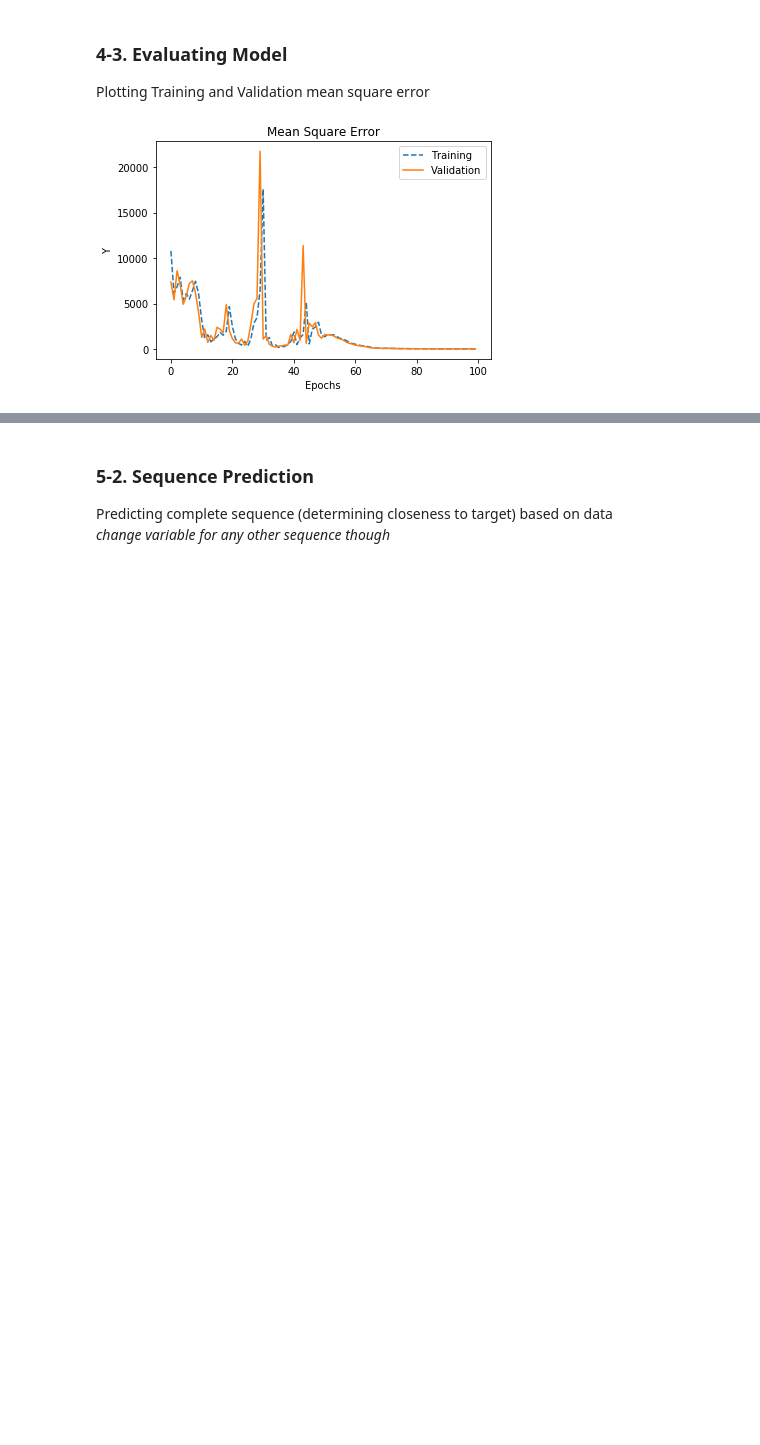
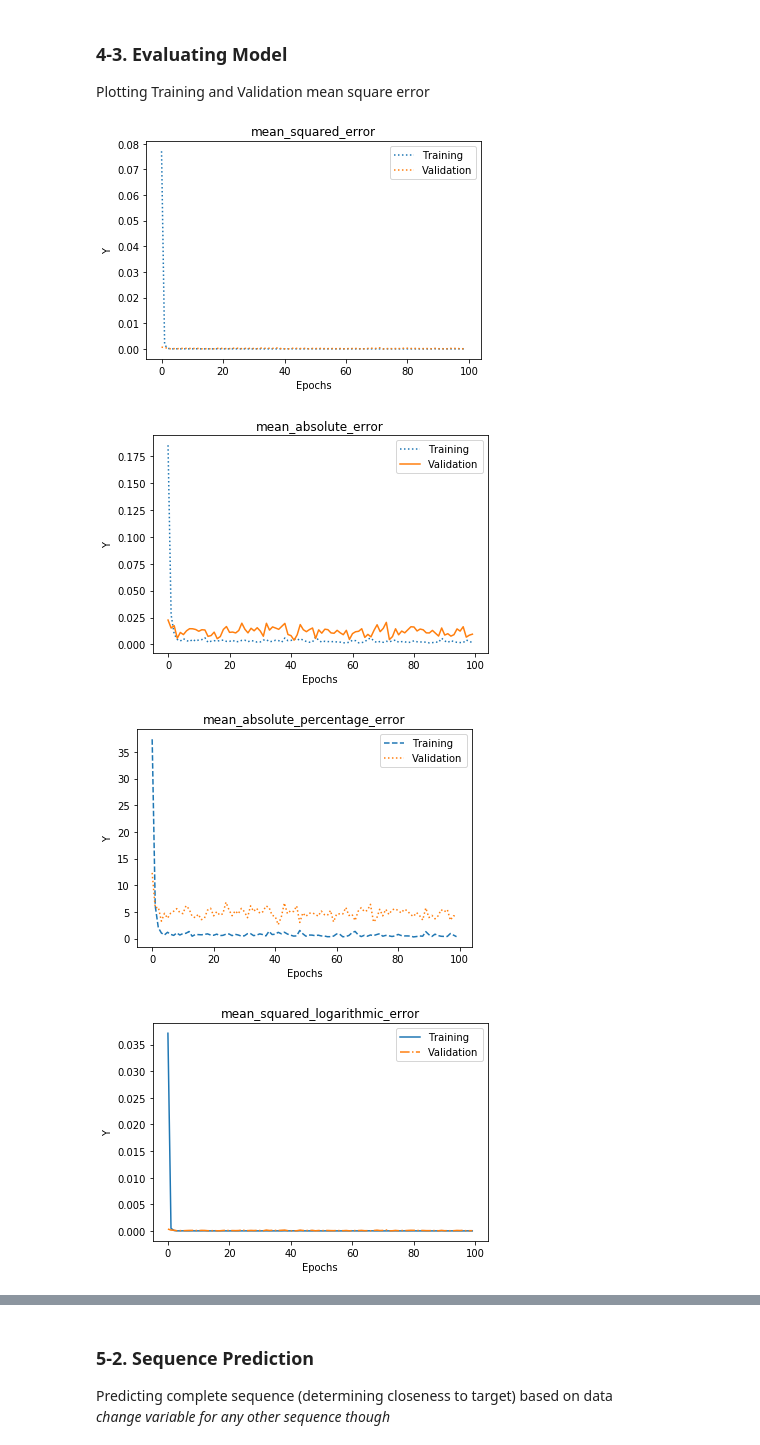
Before and after one commit to samadDotDev/Sequence-Prediction, a Jupyter notebook: BareBones 1D CNN LSTM MLP - Sequence Prediction.ipynb, the cells around one changed output, grey strips where cells are left out. Saved outputs shown, nothing was run; the diff lists cells and outputs as text; code cells hidden in the pictures; blank space fills up the shorter version.

Commit message:
Improved Code, Plotted multiple errors, added Val/Test sets

```diff
--- a/BareBones 1D CNN LSTM MLP - Sequence Prediction.ipynb
+++ b/BareBones 1D CNN LSTM MLP - Sequence Prediction.ipynb
@@ -104,16 +119,13 @@ Adding 1D Convolution, Max Pooling, LSTM and finally Dense (MLP) layer
 # %%
 # define model
 model = Sequential()
-model.add(TimeDistributed(Conv1D(filters=64, kernel_size=1, activation='relu'), input_shape=(None, n_steps, n_features)))
+model.add(TimeDistributed(Conv1D(filters=64, kernel_size=1, activation='relu'),
+                          input_shape=(None, n_steps, n_features)
+                          ))
 model.add(TimeDistributed(MaxPooling1D(pool_size=1)))
 model.add(TimeDistributed(Flatten()))
-model.add(LSTM(50, activation='relu'))
+model.add(LSTM(50, activation='relu', stateful=False))
 model.add(Dense(1))
-model.compile(optimizer='adam', loss='mse', metrics=['mse'])
 # %% [markdown]
 <h3 id="4-2">4-2. Training Model</h3>
 Defined early stop, can be used in callbacks param of model fit, not using for now since it's not recommended at first few iterations of experimentation with new data
-# %%
-early_stop = keras.callbacks.EarlyStopping(monitor='val_loss', patience=10)
-# fit model
-history = model.fit(X, y, epochs=100, verbose=1, validation_data=(X,y))
@@ -137,0 +132,16 @@ Epoch 100/100
+# %%
+# Defining multiple metrics, leaving it to a choice, some may be useful and few may even surprise on some problems
+metrics = ['mean_squared_error',
+           'mean_absolute_error',
+           'mean_absolute_percentage_error',
+           'mean_squared_logarithmic_error',
+           'logcosh']
+
+# Compiling Model
+model.compile(optimizer='adam', loss='mape', metrics=metrics)
+
+# Defining early stop, call it in model fit callback
+early_stop = keras.callbacks.EarlyStopping(monitor='val_loss', patience=10)
+
+# Fit model
+history = model.fit(X_train, y_train, epochs=100, verbose=3, validation_data=(X_val,y_val))
@@ -139,11 +167,16 @@ Epoch 100/100
 <h3 id="4-3">4-3. Evaluating Model</h3>
 Plotting Training and Validation mean square error
 # %%
-#Plot Error
-# Mean Square Error
-yAxes = {}
-yAxes["Training"]=history.history['mean_squared_error']
-yAxes["Validation"]=history.history['val_mean_squared_error']
-plot_multi_graph(history.epoch,yAxes, title='Mean Square Error',xAxisLabel='Epochs')
+# Plot Errors
+
+for metric in metrics:
+    xAxis = history.epoch
+    yAxes = {}
+    yAxes["Training"]=history.history[metric]
+    yAxes["Validation"]=history.history['val_'+metric]
+    plot_multi_graph(xAxis,yAxes, title=metric,xAxisLabel='Epochs')
 # %% [output]
-[figure, old version]
+[figure, new version]
+[figure, added]
+[figure, added]
+[figure, added]
```
Also changed, not shown: parts of 18 cells of this notebook.
